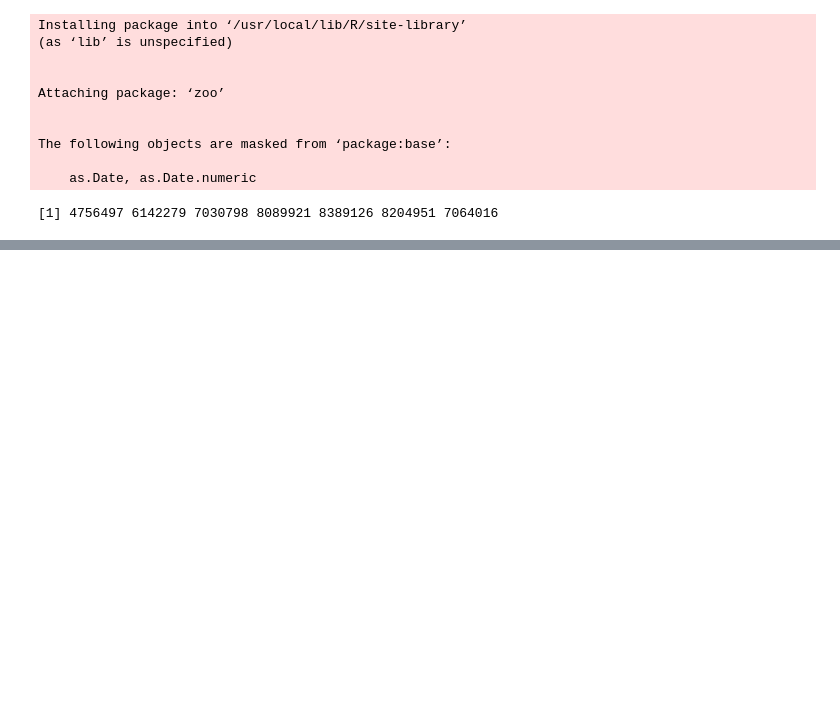
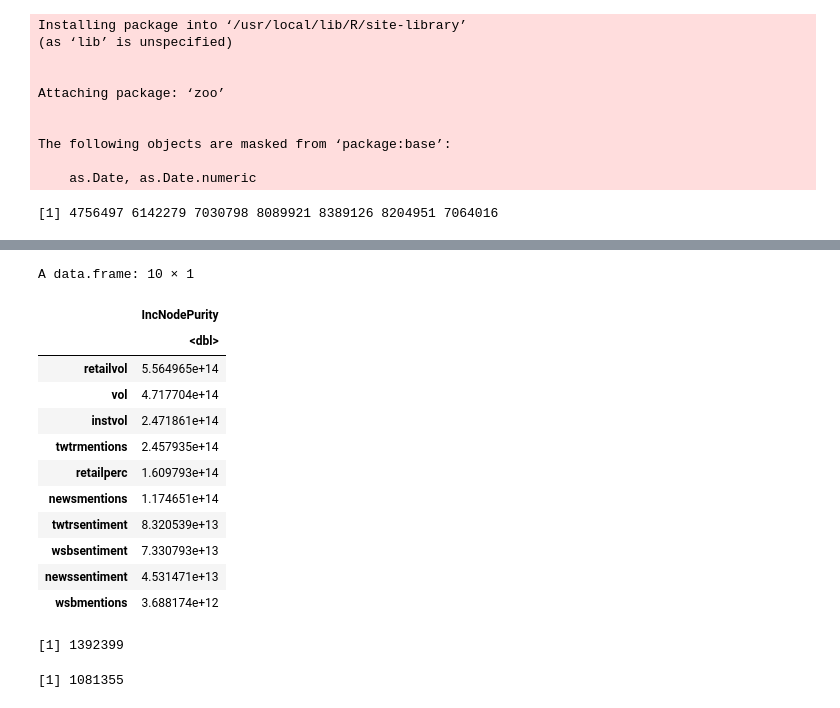
Before and after one commit to limshaocong/analyticsEdge, a Jupyter notebook: FAANG_Volume_Prediction_caa 23Nov21.ipynb, the cells around one changed output, grey strips where cells are left out. Drawn from its saved outputs; the diff is of its cells as text; code cells hidden in the pictures; blank space fills up the shorter version.

```diff
--- a/FAANG_Volume_Prediction_caa 23Nov21.ipynb
+++ b/FAANG_Volume_Prediction_caa 23Nov21.ipynb
@@ -415,3 +507,27 @@ A matrix: 10 × 1 of type dbl
+# %%
+forestImp = as.data.frame(rbind(forest$finalModel$importance)) %>% arrange(desc(IncNodePurity))
+head(forestImp, 10)
+# %% [output]
+A data.frame: 10 × 1
+|  | IncNodePurity |
+|  | <dbl> |
+| retailvol | 5.564965e+14 |
+| vol | 4.717704e+14 |
+| instvol | 2.471861e+14 |
+| twtrmentions | 2.457935e+14 |
+| retailperc | 1.609793e+14 |
+| newsmentions | 1.174651e+14 |
+| twtrsentiment | 8.320539e+13 |
+| wsbsentiment | 7.330793e+13 |
+| newssentiment | 4.531471e+13 |
+| wsbmentions | 3.688174e+12 |
+# %%
+pred = predict(forest$finalModel, newdata = testX)
+rmse(testY, pred)
+mae(testY, pred)
+# %% [output]
+[1] 1392399
+[1] 1081355
 # %%
 # Construct a XGBoost
 xgboost = xgb()
```
Also changed, not shown: parts of 24 cells of this notebook.
